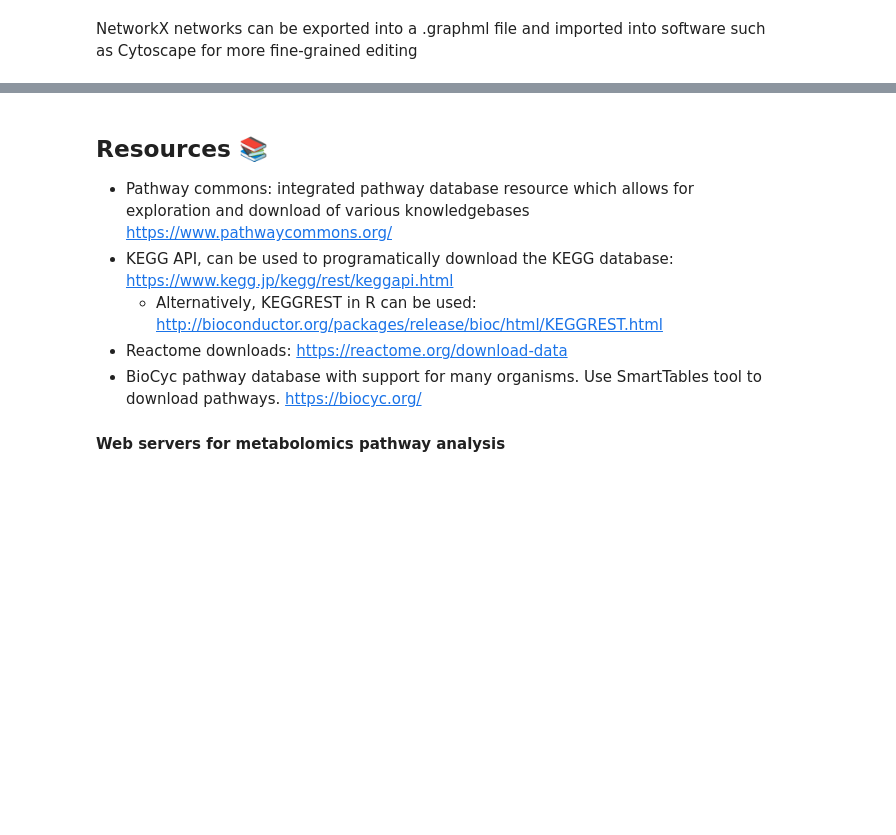
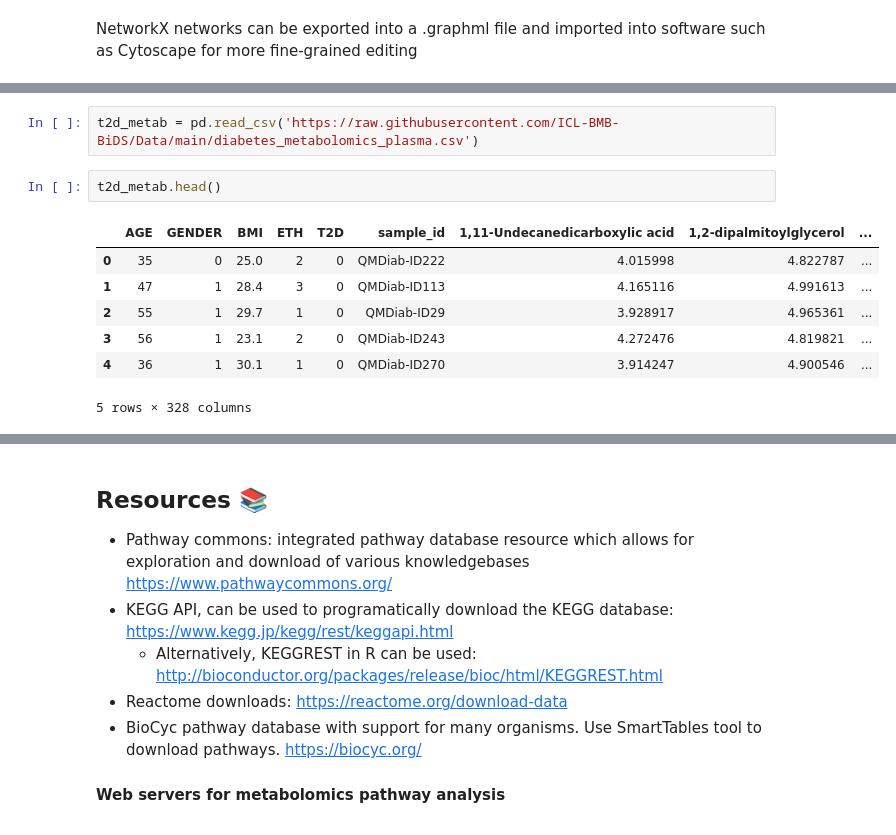
Before and after one commit to cwieder/SymbNET_tutorial, a Jupyter notebook: SymbNET_Pathway_Analysis_tutorial.ipynb, the cells around one changed output, grey strips where cells are left out. Saved outputs shown, nothing was run; the diff lists cells and outputs as text; blank space fills up the shorter version.

```diff
--- a/SymbNET_Pathway_Analysis_tutorial.ipynb
+++ b/SymbNET_Pathway_Analysis_tutorial.ipynb
@@ -939,0 +947,12 @@ NetworkX networks can be exported into a .graphml file and imported into softwar
+# %%
+t2d_metab = pd.read_csv('https://raw.githubusercontent.com/ICL-BMB-BiDS/Data/main/diabetes_metabolomics_plasma.csv')
+# %%
+t2d_metab.head()
+# %% [output]
+|  | AGE | GENDER | BMI | ETH | T2D | sample_id | 1,11-Undecanedicarboxylic acid | 1,2-dipalmitoylglycerol | ... |
+| 0 | 35 | 0 | 25.0 | 2 | 0 | QMDiab-ID222 | 4.015998 | 4.822787 | ... |
+| 1 | 47 | 1 | 28.4 | 3 | 0 | QMDiab-ID113 | 4.165116 | 4.991613 | ... |
+| 2 | 55 | 1 | 29.7 | 1 | 0 | QMDiab-ID29 | 3.928917 | 4.965361 | ... |
+| 3 | 56 | 1 | 23.1 | 2 | 0 | QMDiab-ID243 | 4.272476 | 4.819821 | ... |
+| 4 | 36 | 1 | 30.1 | 1 | 0 | QMDiab-ID270 | 3.914247 | 4.900546 | ... |
+5 rows × 328 columns
```
Also changed, not shown: parts of 3 cells of this notebook.
